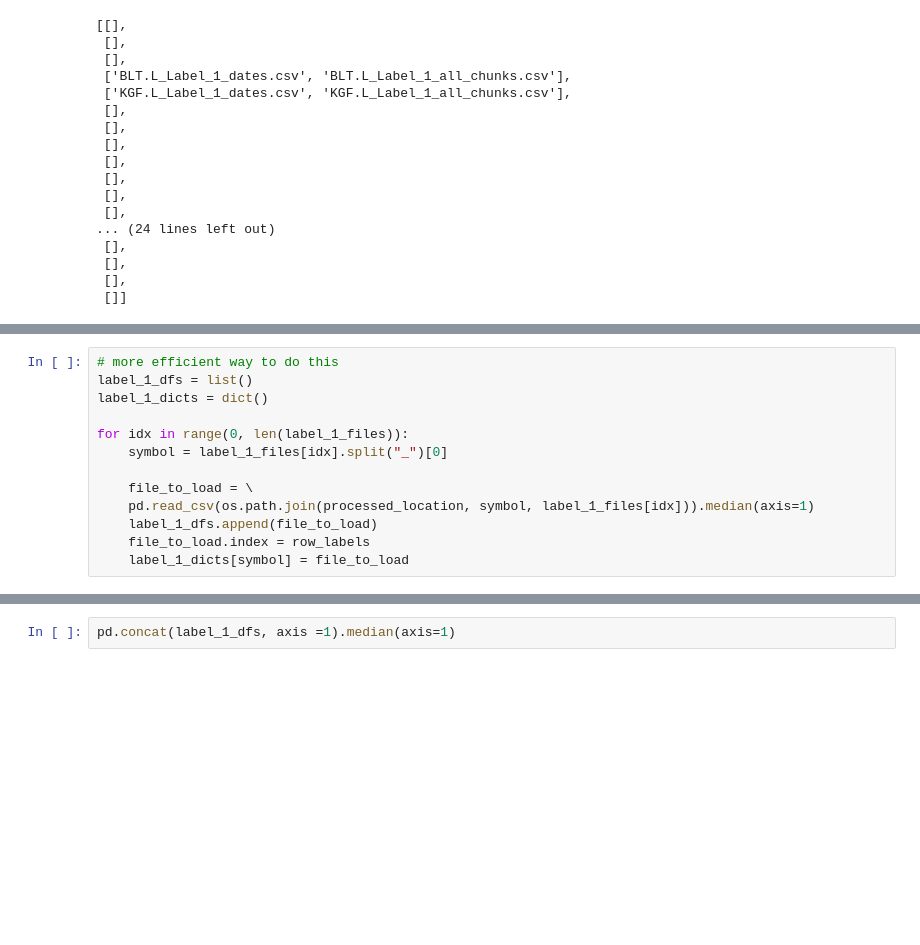
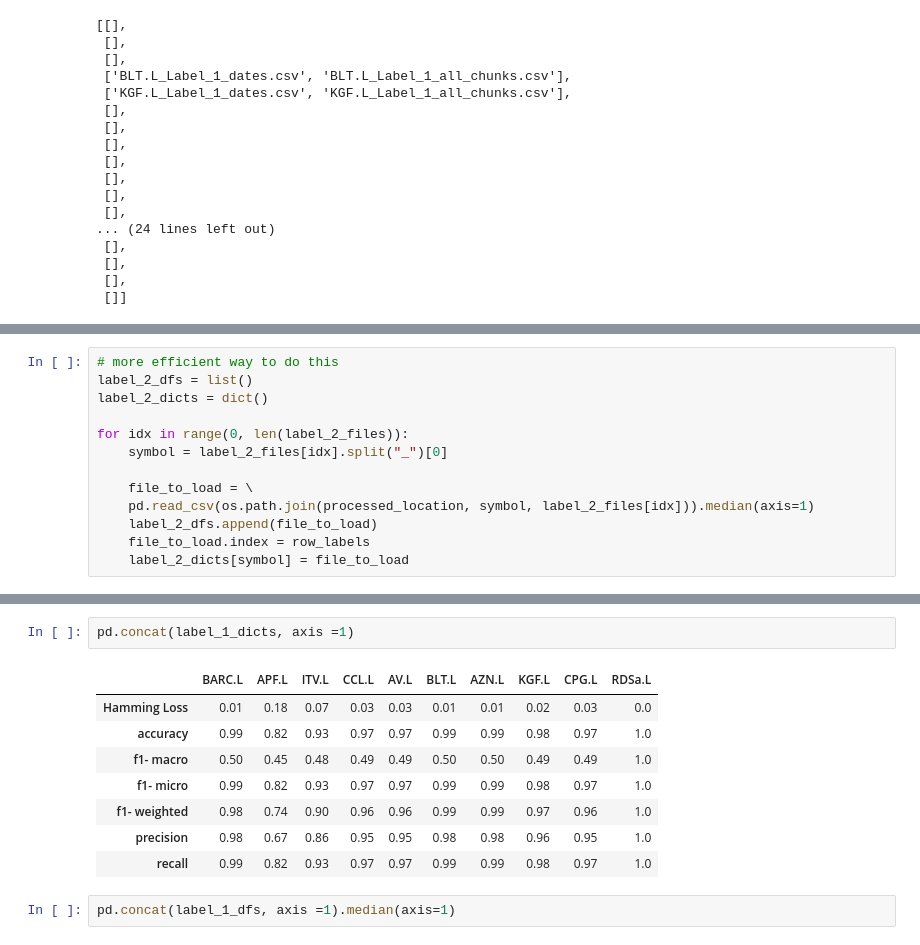
Before and after one commit to andreas-koukorinis/PaperCode, a Jupyter notebook: getting MKL results.ipynb, the cells around one changed output, grey strips where cells are left out. Drawn from its saved outputs; the diff is of its cells as text; blank space fills up the shorter version.

```diff
--- a/getting MKL results.ipynb
+++ b/getting MKL results.ipynb
@@ -249,14 +251,14 @@ label_6_files = ['RSA.L_Label_6_all_chunks.csv',
                 'CEY.L_Label_6_all_chunks.csv']
 # %%
 # more efficient way to do this
-label_1_dfs = list()
-label_1_dicts = dict()
+label_2_dfs = list()
+label_2_dicts = dict()
 
-for idx in range(0, len(label_1_files)):
-    symbol = label_1_files[idx].split("_")[0]
+for idx in range(0, len(label_2_files)):
+    symbol = label_2_files[idx].split("_")[0]
 
     file_to_load = \
-    pd.read_csv(os.path.join(processed_location, symbol, label_1_files[idx])).median(axis=1)
-    label_1_dfs.append(file_to_load)
+    pd.read_csv(os.path.join(processed_location, symbol, label_2_files[idx])).median(axis=1)
+    label_2_dfs.append(file_to_load)
     file_to_load.index = row_labels
-    label_1_dicts[symbol] = file_to_load
+    label_2_dicts[symbol] = file_to_load
@@ -263,3 +278,14 @@ for idx in range(0, len(label_1_files)):
+# %%
+pd.concat(label_1_dicts, axis =1)
+# %% [output]
+|  | BARC.L | APF.L | ITV.L | CCL.L | AV.L | BLT.L | AZN.L | KGF.L | CPG.L | RDSa.L |
+| Hamming Loss | 0.01 | 0.18 | 0.07 | 0.03 | 0.03 | 0.01 | 0.01 | 0.02 | 0.03 | 0.0 |
+| accuracy | 0.99 | 0.82 | 0.93 | 0.97 | 0.97 | 0.99 | 0.99 | 0.98 | 0.97 | 1.0 |
+| f1- macro | 0.50 | 0.45 | 0.48 | 0.49 | 0.49 | 0.50 | 0.50 | 0.49 | 0.49 | 1.0 |
+| f1- micro | 0.99 | 0.82 | 0.93 | 0.97 | 0.97 | 0.99 | 0.99 | 0.98 | 0.97 | 1.0 |
+| f1- weighted | 0.98 | 0.74 | 0.90 | 0.96 | 0.96 | 0.99 | 0.99 | 0.97 | 0.96 | 1.0 |
+| precision | 0.98 | 0.67 | 0.86 | 0.95 | 0.95 | 0.98 | 0.98 | 0.96 | 0.95 | 1.0 |
+| recall | 0.99 | 0.82 | 0.93 | 0.97 | 0.97 | 0.99 | 0.99 | 0.98 | 0.97 | 1.0 |
 # %%
 pd.concat(label_1_dfs, axis =1).median(axis=1)
 # %% [output]
```
Also changed, not shown: parts of 11 cells of this notebook, 1 other file.
